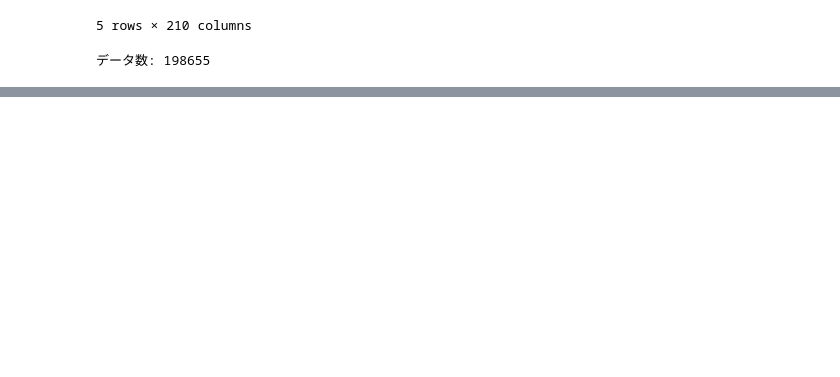
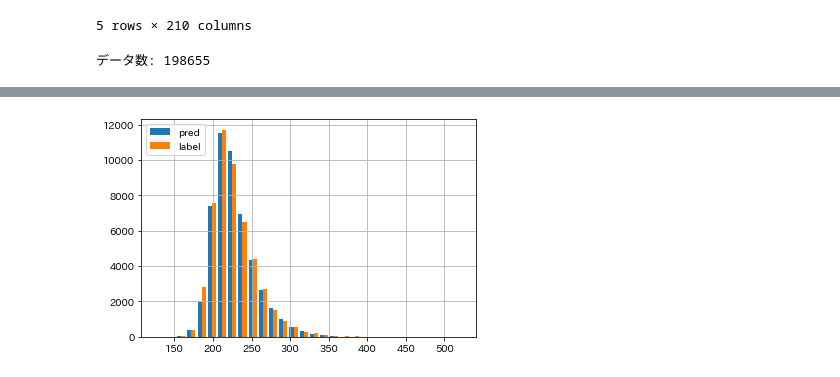
Before and after one commit to Babmuclr/ffbrain, a Jupyter notebook: lambda_max/notebook/skorch.ipynb, the cells around one changed output, grey strips where cells are left out. Cells and saved outputs as stored; diff of their text form; code cells hidden in the pictures; blank space fills up the shorter version.

```diff
--- a/lambda_max/notebook/skorch.ipynb
+++ b/lambda_max/notebook/skorch.ipynb
@@ -200,0 +185,7 @@ Test Mean Squared Error: 429.7552884973771
+# %%
+plt.hist([pred_test.reshape(-1), y_test.reshape(-1)], bins=30, label=['pred', 'label'])
+plt.legend(loc='upper left')
+plt.grid()
+plt.show()
+# %% [output]
+[figure, added]
```
Also changed, not shown: parts of 19 cells of this notebook, 7 other files.
